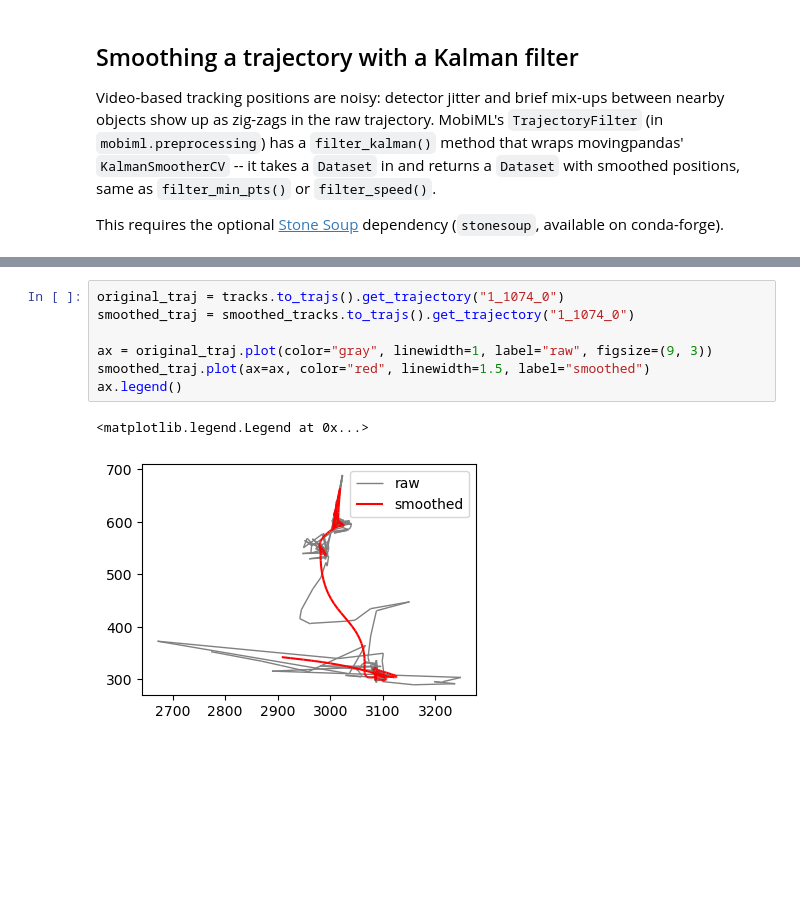
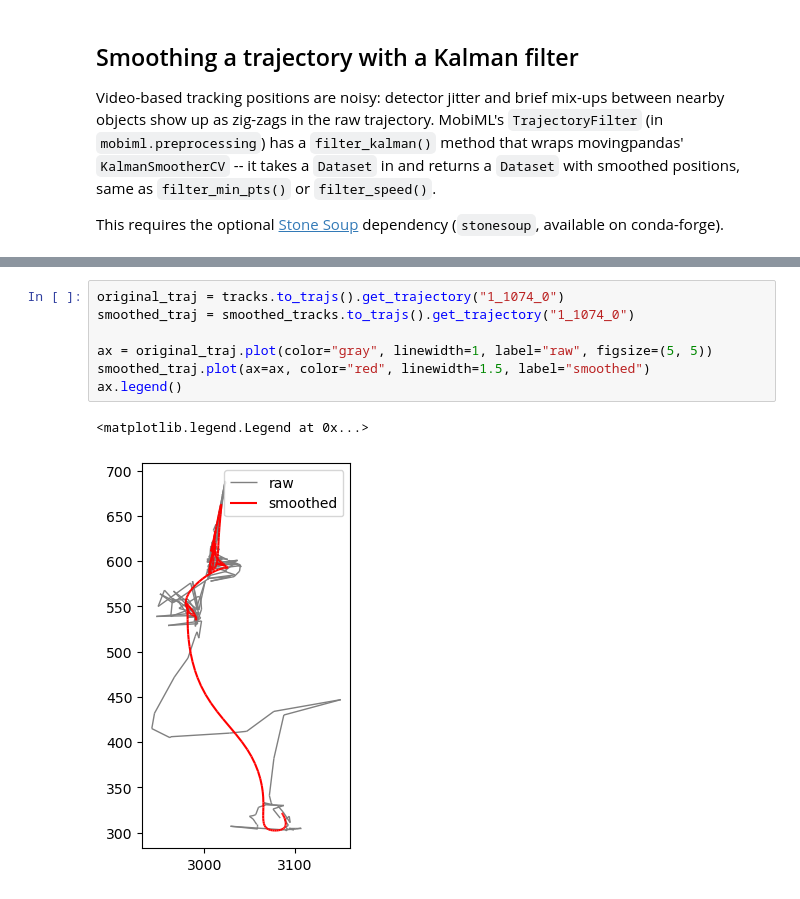
Before and after one commit to movingpandas/mobiml, a Jupyter notebook: examples/custom-dataset-video-tracks.ipynb, the cells around one changed output, grey strips where cells are left out. Drawn from its saved outputs; the diff is of its cells as text; blank space fills up the shorter version.

```diff
--- a/examples/custom-dataset-video-tracks.ipynb
+++ b/examples/custom-dataset-video-tracks.ipynb
@@ -134,10 +134,10 @@ len(tracks.df), len(smoothed_tracks.df)
 # %%
 original_traj = tracks.to_trajs().get_trajectory("1_1074_0")
 smoothed_traj = smoothed_tracks.to_trajs().get_trajectory("1_1074_0")
 
-ax = original_traj.plot(color="gray", linewidth=1, label="raw", figsize=(9, 3))
+ax = original_traj.plot(color="gray", linewidth=1, label="raw", figsize=(5, 5))
 smoothed_traj.plot(ax=ax, color="red", linewidth=1.5, label="smoothed")
 ax.legend()
 # %% [output]
 <matplotlib.legend.Legend at 0x...>
-[figure, old version]
+[figure, new version]
```
Also changed, not shown: parts of 6 cells of this notebook, 1 other file.
